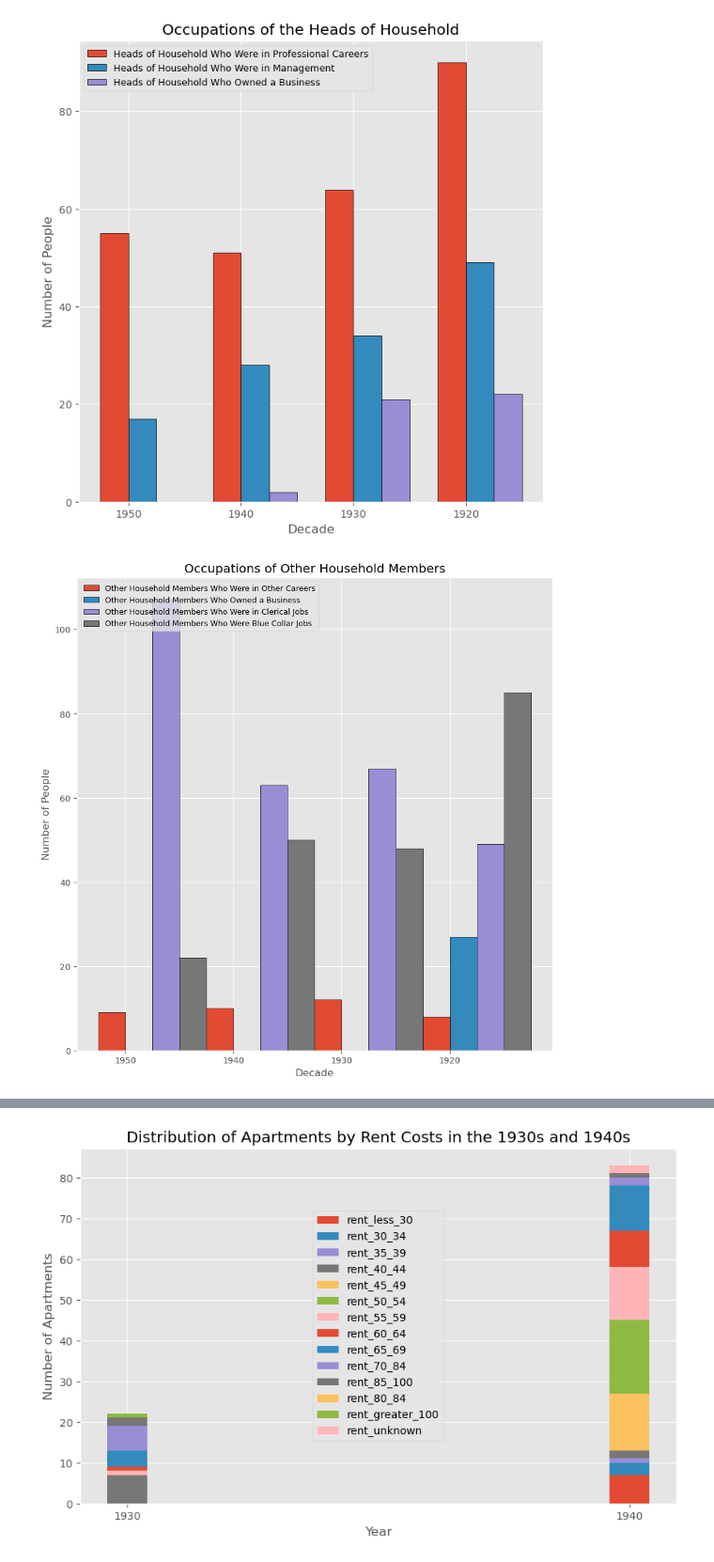
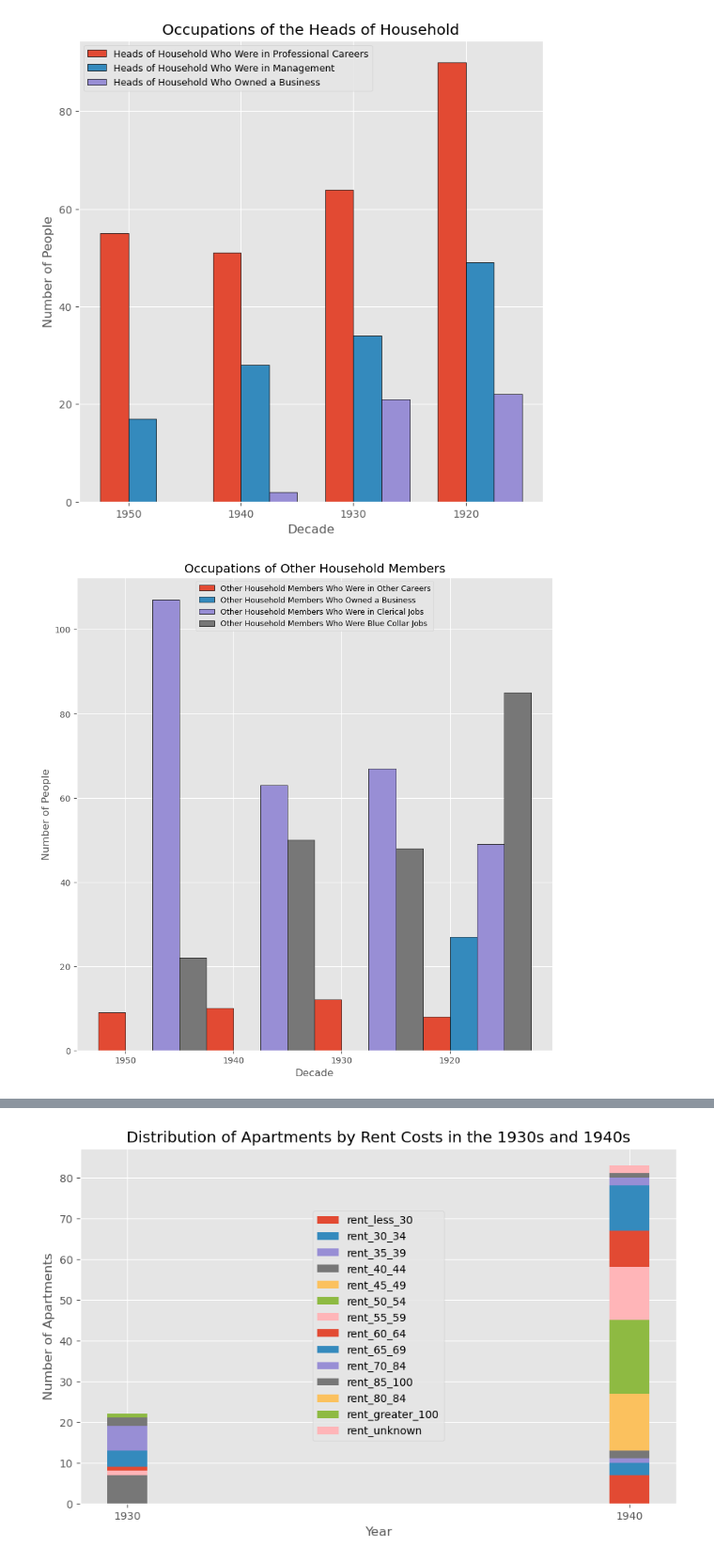
Before and after one commit to LDeYoung17/jackson-heights-analysis, a Jupyter notebook: notebooks/EDA.ipynb, the cells around one changed output, grey strips where cells are left out. Shown: that part at 94% size. Cells and saved outputs as stored; diff of their text form; code cells hidden in the pictures.

Commit message:
new graphs

```diff
--- a/notebooks/EDA.ipynb
+++ b/notebooks/EDA.ipynb
@@ -301,34 +296,34 @@ plt.show()
 n=4
 r = np.arange(n)
 width = 0.25
 plt.figure(figsize=(10, 10))
 plt.bar(r, df_demo_numbers['num_manage_other'],
         width = width, edgecolor = 'black',
         label='Other Household Members Who Were in Other Careers')
 
 plt.bar(r + width, df_demo_numbers['num_owner_other'],
         width = width, edgecolor = 'black',
         label='Other Household Members Who Owned a Business')
 
 plt.bar(r + width*2, df_demo_numbers['num_cler_other'],
         width = width, edgecolor = 'black',
         label='Other Household Members Who Were in Clerical Jobs')
 
 plt.bar(r + width*3, df_demo_numbers['num_blue_other'],
         width = width, edgecolor = 'black',
         label='Other Household Members Who Were Blue Collar Jobs')
 
 plt.xlabel('Decade')
 plt.ylabel('Number of People')
 plt.title('Occupations of Other Household Members')
 
 
 # plt.grid(linestyle='--')
 plt.xticks(r + width/2,['1950', '1940', '1930', '1920'])
-plt.legend(loc='upper left', fontsize=9)
+plt.legend(loc='upper center', fontsize=9)
 
 plt.show()
 # %% [output]
-[figure, old version]
+[figure, new version]
 # %%
 display(df_rent.head())
```
Also changed, not shown: parts of 9 cells of this notebook.
